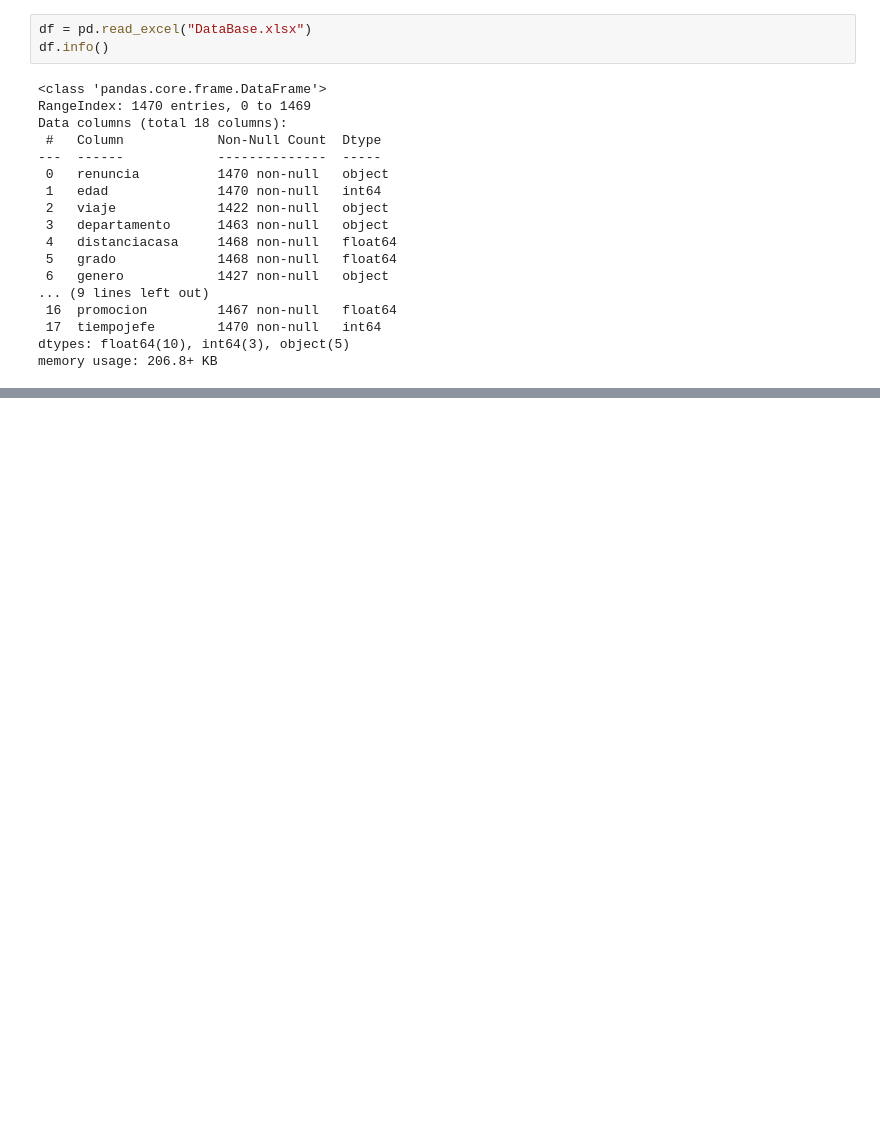
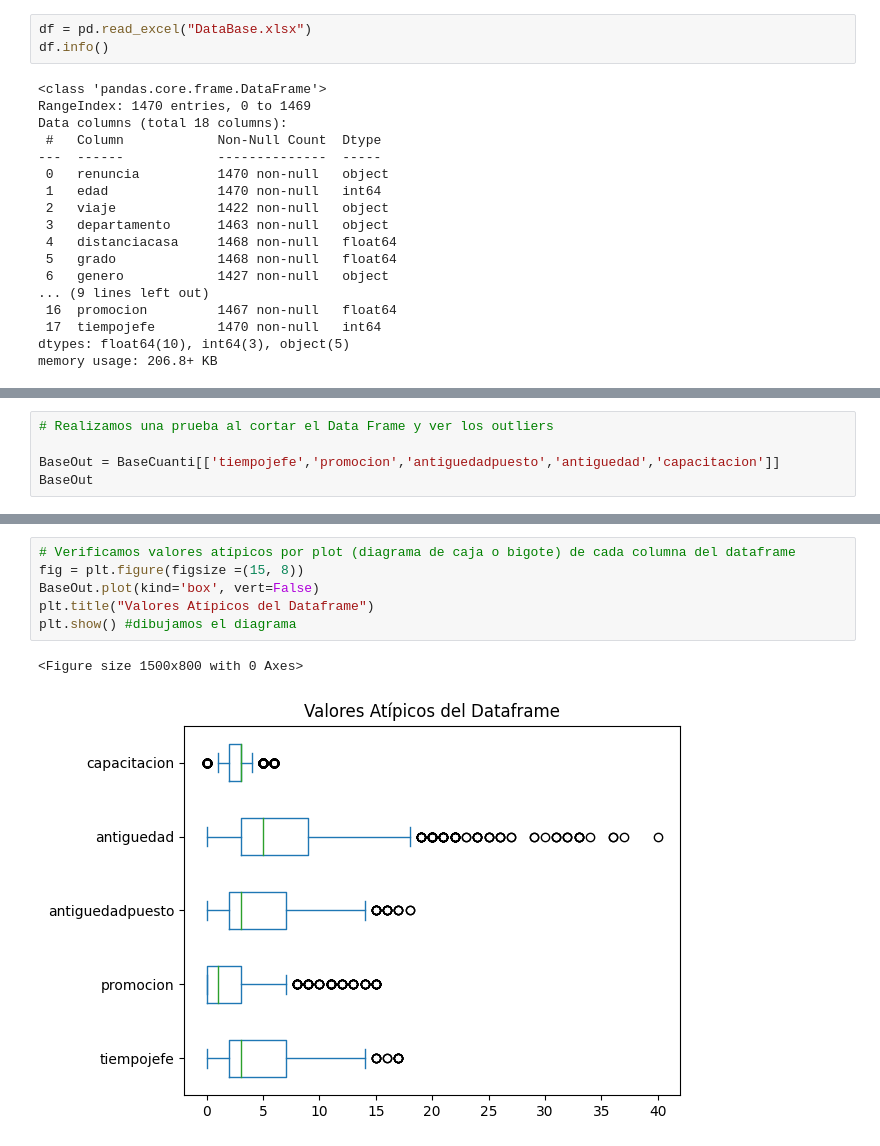
Before and after one commit to Angel353/Assessment, a Jupyter notebook: Assessment.ipynb, the cells around one changed output, grey strips where cells are left out. Drawn from its saved outputs; the diff is of its cells as text; blank space fills up the shorter version.

```diff
--- a/Assessment.ipynb
+++ b/Assessment.ipynb
@@ -25,0 +159,5 @@ memory usage: 206.8+ KB
+# %%
+# Realizamos una prueba al cortar el Data Frame y ver los outliers
+
+BaseOut = BaseCuanti[['tiempojefe','promocion','antiguedadpuesto','antiguedad','capacitacion']]
+BaseOut
@@ -25,0 +178,9 @@ memory usage: 206.8+ KB
+# %%
+# Verificamos valores atípicos por plot (diagrama de caja o bigote) de cada columna del dataframe
+fig = plt.figure(figsize =(15, 8))
+BaseOut.plot(kind='box', vert=False)
+plt.title("Valores Atípicos del Dataframe")
+plt.show() #dibujamos el diagrama
+# %% [output]
+<Figure size 1500x800 with 0 Axes>
+[figure, added]
```
Also changed, not shown: parts of 21 cells of this notebook, 1 other file.
